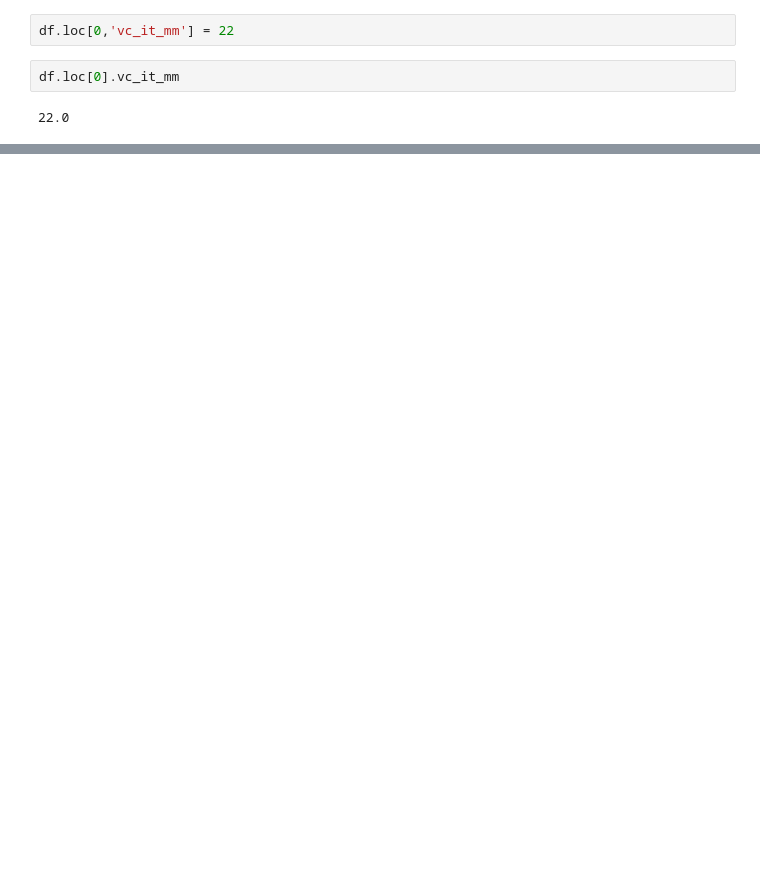
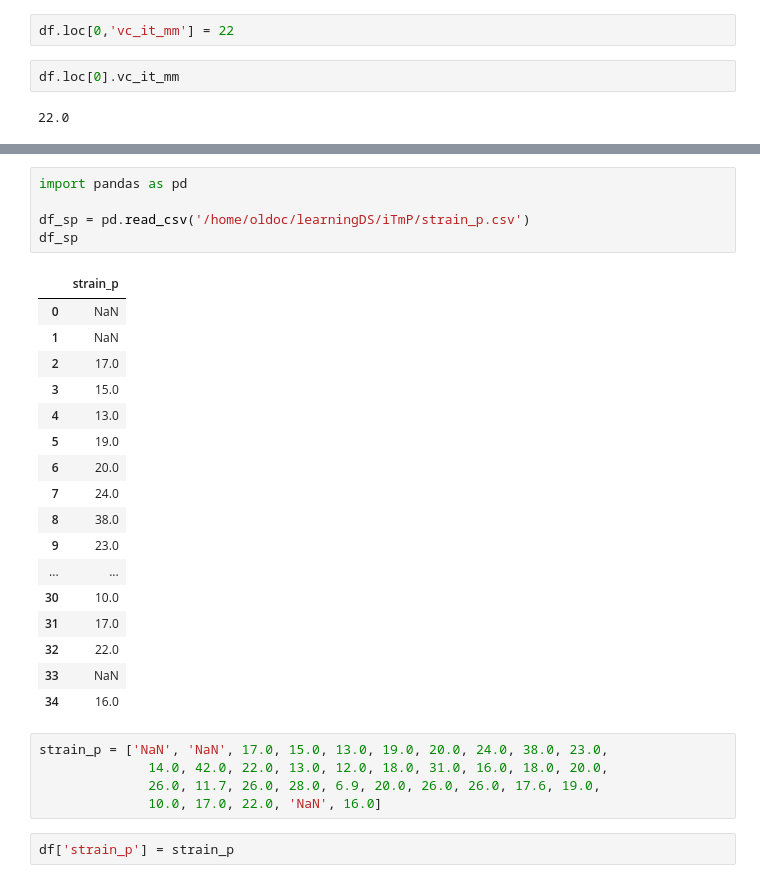
Before and after one commit to oldoc63/learningDS, a Jupyter notebook: iTmP/IT280430pm.ipynb, the cells around one changed output, grey strips where cells are left out. Drawn from its saved outputs; the diff is of its cells as text; blank space fills up the shorter version.

Commit message:
strain_p

```diff
--- a/iTmP/IT280430pm.ipynb
+++ b/iTmP/IT280430pm.ipynb
@@ -1027,0 +1124,30 @@ Name: 2, dtype: float64
+# %%
+import pandas as pd
+
+df_sp = pd.read_csv('/home/oldoc/learningDS/iTmP/strain_p.csv')
+df_sp
+# %% [output]
+|  | strain_p |
+| 0 | NaN |
+| 1 | NaN |
+| 2 | 17.0 |
+| 3 | 15.0 |
+| 4 | 13.0 |
+| 5 | 19.0 |
+| 6 | 20.0 |
+| 7 | 24.0 |
+| 8 | 38.0 |
+| 9 | 23.0 |
+| ... | ... |
+| 30 | 10.0 |
+| 31 | 17.0 |
+| 32 | 22.0 |
+| 33 | NaN |
+| 34 | 16.0 |
+# %%
+strain_p = ['NaN', 'NaN', 17.0, 15.0, 13.0, 19.0, 20.0, 24.0, 38.0, 23.0,
+              14.0, 42.0, 22.0, 13.0, 12.0, 18.0, 31.0, 16.0, 18.0, 20.0,
+              26.0, 11.7, 26.0, 28.0, 6.9, 20.0, 26.0, 26.0, 17.6, 19.0,
+              10.0, 17.0, 22.0, 'NaN', 16.0]
+# %%
+df['strain_p'] = strain_p
```
Also changed, not shown: parts of 33 cells of this notebook, 1 other file.
